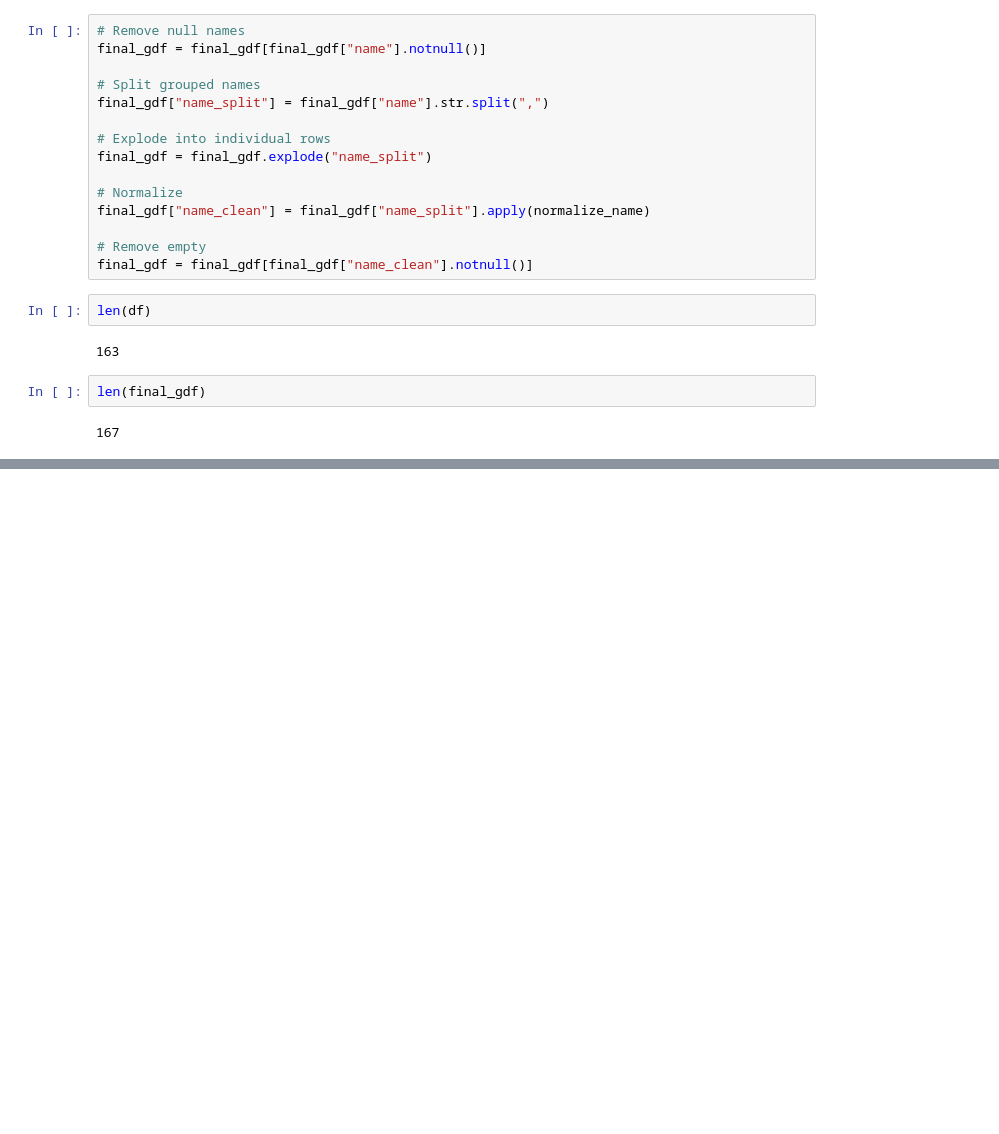
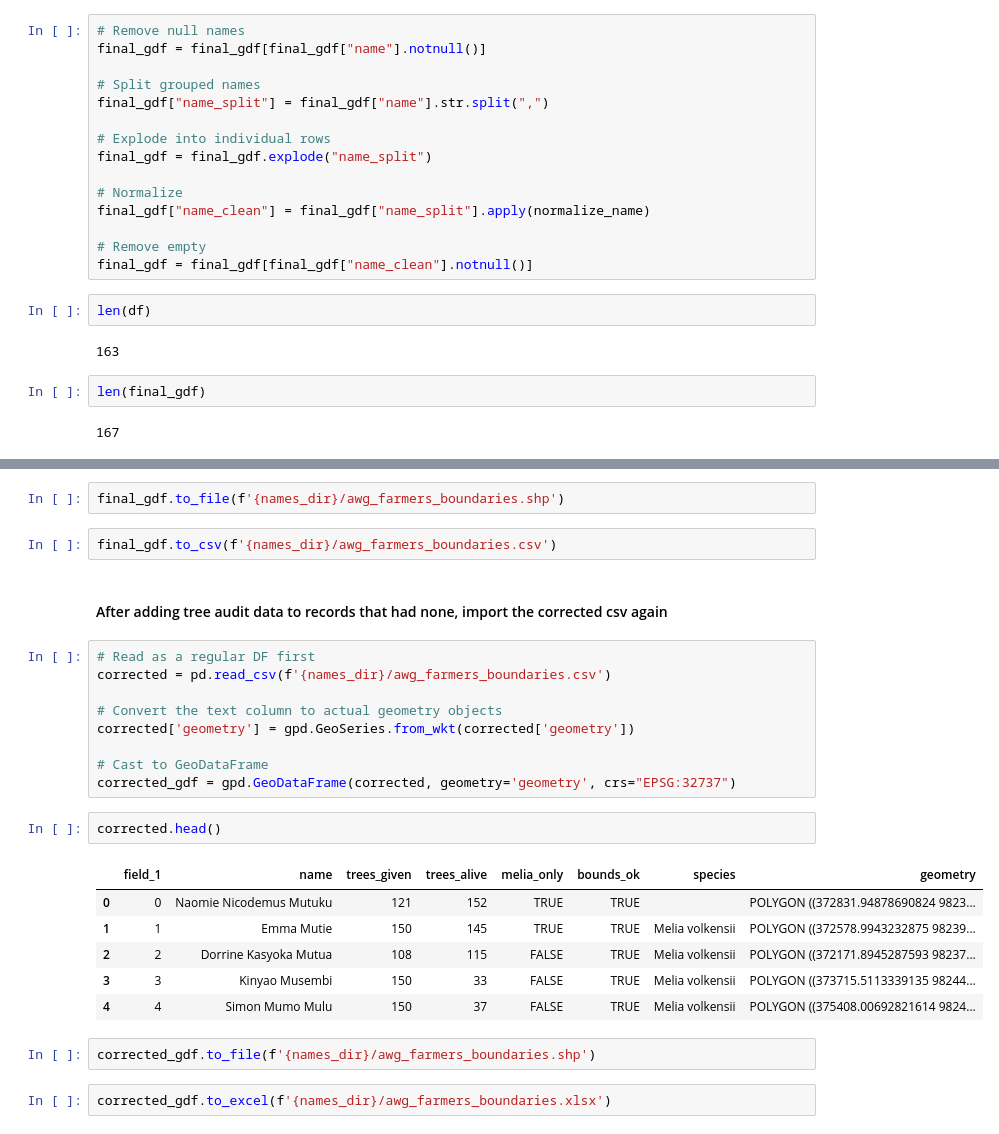
Before and after one commit to acreinsightsltd-terp/Tree-Parameter-Extraction-on-Small-holder-plots, a Jupyter notebook: pipelines/names_cleaning/notebooks/complete_list_cleaning.ipynb, the cells around one changed output, grey strips where cells are left out. Cells and saved outputs as stored; diff of their text form; blank space fills up the shorter version.

```diff
--- a/pipelines/names_cleaning/notebooks/complete_list_cleaning.ipynb
+++ b/pipelines/names_cleaning/notebooks/complete_list_cleaning.ipynb
@@ -219,0 +383,28 @@ analysis_gdf.to_file(f'{names_dir}/analysis.shp', index=False)
+# %%
+final_gdf.to_file(f'{names_dir}/awg_farmers_boundaries.shp')
+# %%
+final_gdf.to_csv(f'{names_dir}/awg_farmers_boundaries.csv')
+# %% [markdown]
+#### After adding tree audit data to records that had none, import the corrected csv again
+# %%
+# Read as a regular DF first
+corrected = pd.read_csv(f'{names_dir}/awg_farmers_boundaries.csv')
+
+# Convert the text column to actual geometry objects
+corrected['geometry'] = gpd.GeoSeries.from_wkt(corrected['geometry'])
+
+# Cast to GeoDataFrame
+corrected_gdf = gpd.GeoDataFrame(corrected, geometry='geometry', crs="EPSG:32737")
+# %%
+corrected.head()
+# %% [output]
+|  | field_1 | name | trees_given | trees_alive | melia_only | bounds_ok | species | geometry |
+| 0 | 0 | Naomie Nicodemus Mutuku | 121 | 152 | TRUE | TRUE |  | POLYGON ((372831.94878690824 9823... |
+| 1 | 1 | Emma Mutie | 150 | 145 | TRUE | TRUE | Melia volkensii | POLYGON ((372578.9943232875 98239... |
+| 2 | 2 | Dorrine Kasyoka Mutua | 108 | 115 | FALSE | TRUE | Melia volkensii | POLYGON ((372171.8945287593 98237... |
+| 3 | 3 | Kinyao Musembi | 150 | 33 | FALSE | TRUE | Melia volkensii | POLYGON ((373715.5113339135 98244... |
+| 4 | 4 | Simon Mumo Mulu | 150 | 37 | FALSE | TRUE | Melia volkensii | POLYGON ((375408.00692821614 9824... |
+# %%
+corrected_gdf.to_file(f'{names_dir}/awg_farmers_boundaries.shp')
+# %%
+corrected_gdf.to_excel(f'{names_dir}/awg_farmers_boundaries.xlsx')
```
Also changed, not shown: parts of 28 cells of this notebook.
